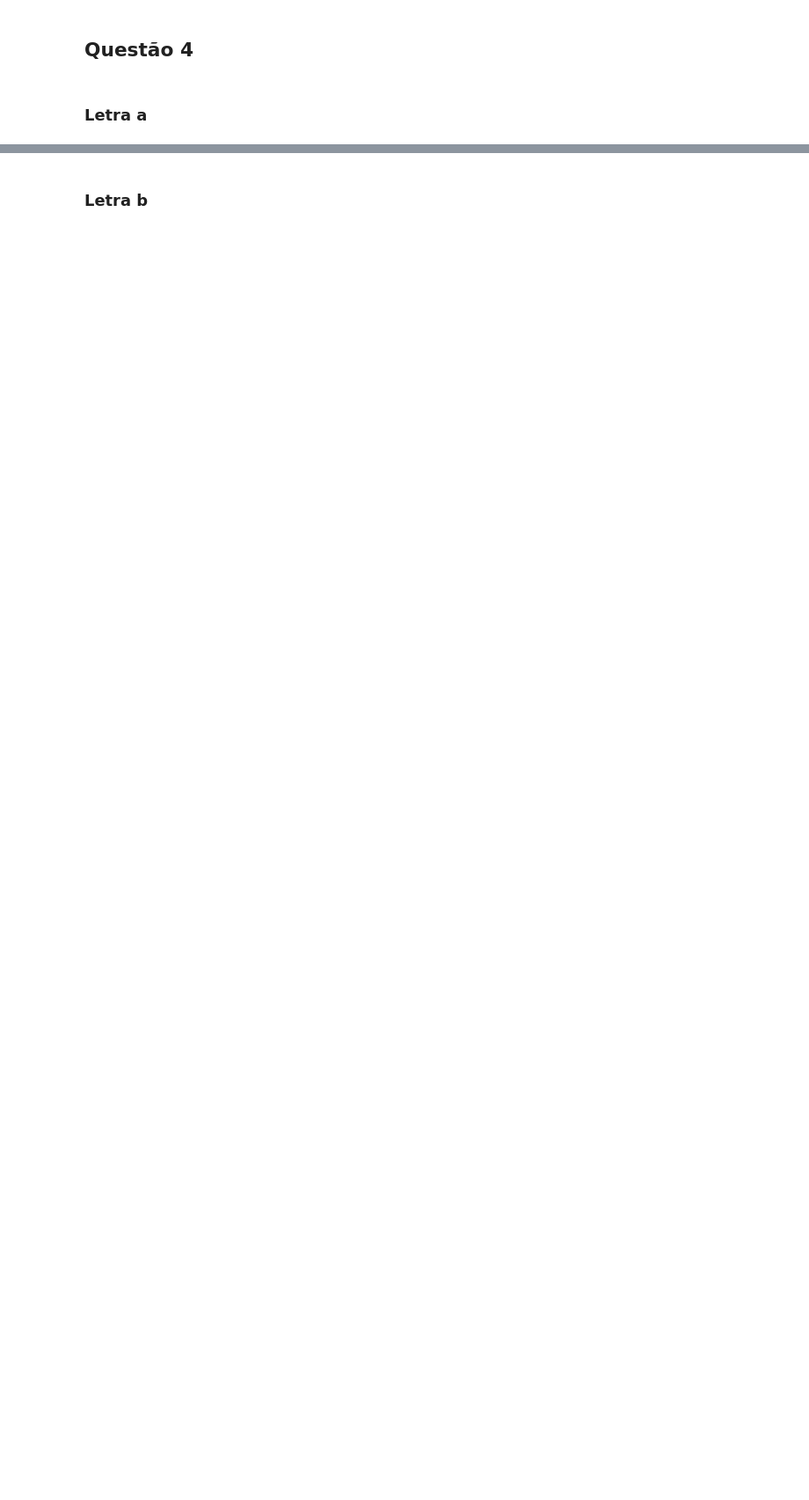
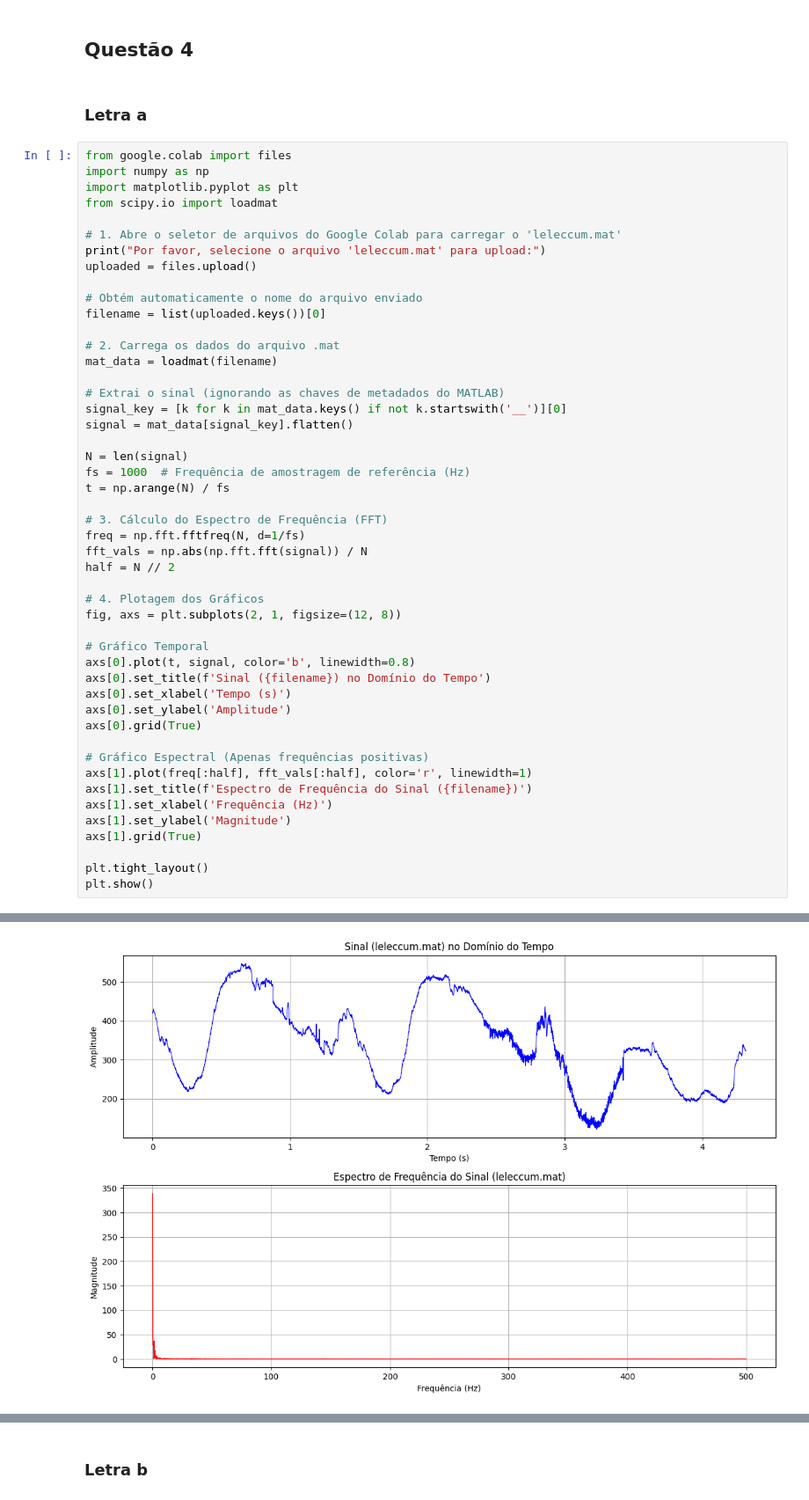
Before and after one commit to alyPoint/CEFET---Processamento-de-Sinais-I-140826, a Jupyter notebook: Pratica_6/DSP_1_PRATICA_6.ipynb, the cells around one changed output, grey strips where cells are left out. Shown at 88% size. Cells and saved outputs as stored; diff of their text form; blank space fills up the shorter version.

```diff
--- a/Pratica_6/DSP_1_PRATICA_6.ipynb
+++ b/Pratica_6/DSP_1_PRATICA_6.ipynb
@@ -612,3 +612,52 @@ plt.show()
 ## **Questão 4**
 # %% [markdown]
 ### **Letra a**
+# %%
+from google.colab import files
+import numpy as np
+import matplotlib.pyplot as plt
+from scipy.io import loadmat
+
+# 1. Abre o seletor de arquivos do Google Colab para carregar o 'leleccum.mat'
+print("Por favor, selecione o arquivo 'leleccum.mat' para upload:")
+uploaded = files.upload()
+
+# Obtém automaticamente o nome do arquivo enviado
+filename = list(uploaded.keys())[0]
+
+# 2. Carrega os dados do arquivo .mat
+mat_data = loadmat(filename)
+
+# Extrai o sinal (ignorando as chaves de metadados do MATLAB)
+signal_key = [k for k in mat_data.keys() if not k.startswith('__')][0]
+signal = mat_data[signal_key].flatten()
+
+N = len(signal)
+fs = 1000  # Frequência de amostragem de referência (Hz)
+t = np.arange(N) / fs
+
+# 3. Cálculo do Espectro de Frequência (FFT)
+freq = np.fft.fftfreq(N, d=1/fs)
+fft_vals = np.abs(np.fft.fft(signal)) / N
+half = N // 2
+
+# 4. Plotagem dos Gráficos
+fig, axs = plt.subplots(2, 1, figsize=(12, 8))
+
+# Gráfico Temporal
+axs[0].plot(t, signal, color='b', linewidth=0.8)
+axs[0].set_title(f'Sinal ({filename}) no Domínio do Tempo')
+axs[0].set_xlabel('Tempo (s)')
+axs[0].set_ylabel('Amplitude')
+axs[0].grid(True)
+
+# Gráfico Espectral (Apenas frequências positivas)
+axs[1].plot(freq[:half], fft_vals[:half], color='r', linewidth=1)
+axs[1].set_title(f'Espectro de Frequência do Sinal ({filename})')
+axs[1].set_xlabel('Frequência (Hz)')
+axs[1].set_ylabel('Magnitude')
+axs[1].grid(True)
+
+plt.tight_layout()
+plt.show()
+# %% [output]
@@ -614,0 +667 @@ plt.show()
+[figure, added]
```
Also changed, not shown: parts of 10 cells of this notebook.
